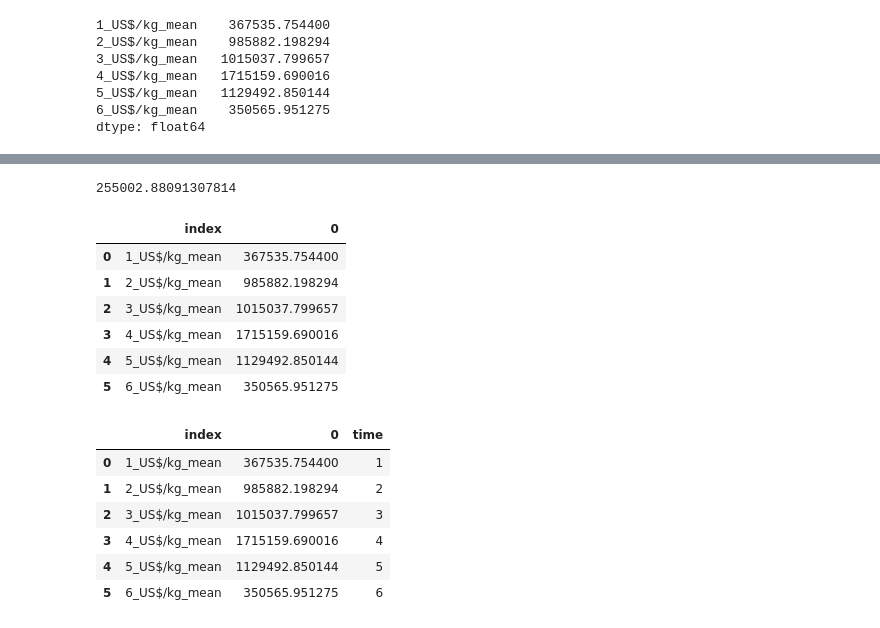
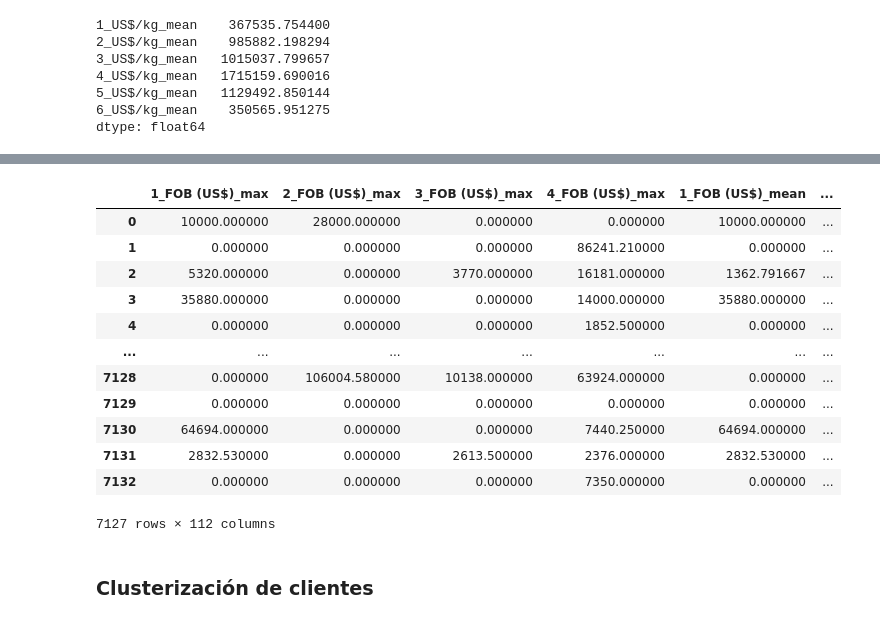
Before and after one commit to PBenavides/Practice_Notebooks, a Jupyter notebook: Time_series_trade_exchange/Modelo No Tradicional.ipynb, the cells around one changed output, grey strips where cells are left out. Saved outputs shown, nothing was run; the diff lists cells and outputs as text; code cells hidden in the pictures.

```diff
--- a/Time_series_trade_exchange/Modelo No Tradicional.ipynb
+++ b/Time_series_trade_exchange/Modelo No Tradicional.ipynb
@@ -749,14 +739,0 @@ preds.sum()
-# %%
-y_test.sum()
-# %% [output]
-255002.88091307814
-# %%
-time_series
-# %% [output]
-|  | index | 0 |
-| 0 | 1_US$/kg_mean | 367535.754400 |
-| 1 | 2_US$/kg_mean | 985882.198294 |
-| 2 | 3_US$/kg_mean | 1015037.799657 |
-| 3 | 4_US$/kg_mean | 1715159.690016 |
-| 4 | 5_US$/kg_mean | 1129492.850144 |
-| 5 | 6_US$/kg_mean | 350565.951275 |
@@ -765,10 +740,20 @@ time_series['time'] = pd.Series(np.array([1,2,3,4,5,6]))
-# %%
-time_series
-# %% [output]
-|  | index | 0 | time |
-| 0 | 1_US$/kg_mean | 367535.754400 | 1 |
-| 1 | 2_US$/kg_mean | 985882.198294 | 2 |
-| 2 | 3_US$/kg_mean | 1015037.799657 | 3 |
-| 3 | 4_US$/kg_mean | 1715159.690016 | 4 |
-| 4 | 5_US$/kg_mean | 1129492.850144 | 5 |
-| 5 | 6_US$/kg_mean | 350565.951275 | 6 |
+# %%
+data1 = X_train.join(y_train,how='outer')
+# %%
+data1
+# %% [output]
+|  | 1_FOB (US$)_max | 2_FOB (US$)_max | 3_FOB (US$)_max | 4_FOB (US$)_max | 1_FOB (US$)_mean | ... |
+| 0 | 10000.000000 | 28000.000000 | 0.000000 | 0.000000 | 10000.000000 | ... |
+| 1 | 0.000000 | 0.000000 | 0.000000 | 86241.210000 | 0.000000 | ... |
+| 2 | 5320.000000 | 0.000000 | 3770.000000 | 16181.000000 | 1362.791667 | ... |
+| 3 | 35880.000000 | 0.000000 | 0.000000 | 14000.000000 | 35880.000000 | ... |
+| 4 | 0.000000 | 0.000000 | 0.000000 | 1852.500000 | 0.000000 | ... |
+| ... | ... | ... | ... | ... | ... | ... |
+| 7128 | 0.000000 | 106004.580000 | 10138.000000 | 63924.000000 | 0.000000 | ... |
+| 7129 | 0.000000 | 0.000000 | 0.000000 | 0.000000 | 0.000000 | ... |
+| 7130 | 64694.000000 | 0.000000 | 0.000000 | 7440.250000 | 64694.000000 | ... |
+| 7131 | 2832.530000 | 0.000000 | 2613.500000 | 2376.000000 | 2832.530000 | ... |
+| 7132 | 0.000000 | 0.000000 | 0.000000 | 7350.000000 | 0.000000 | ... |
+7127 rows × 112 columns
+# %% [markdown]
+### Clusterización de clientes
```
Also changed, not shown: parts of 11 cells of this notebook.
